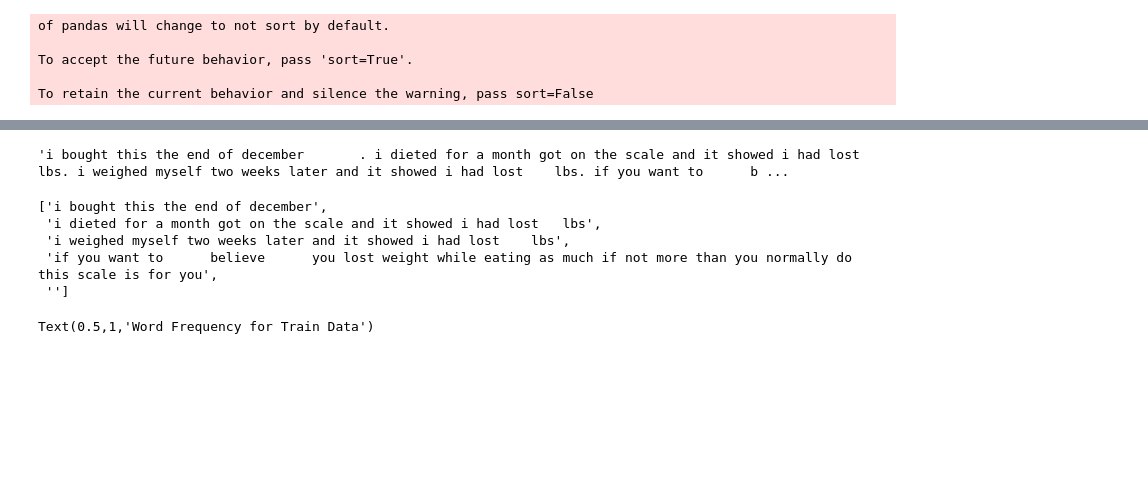
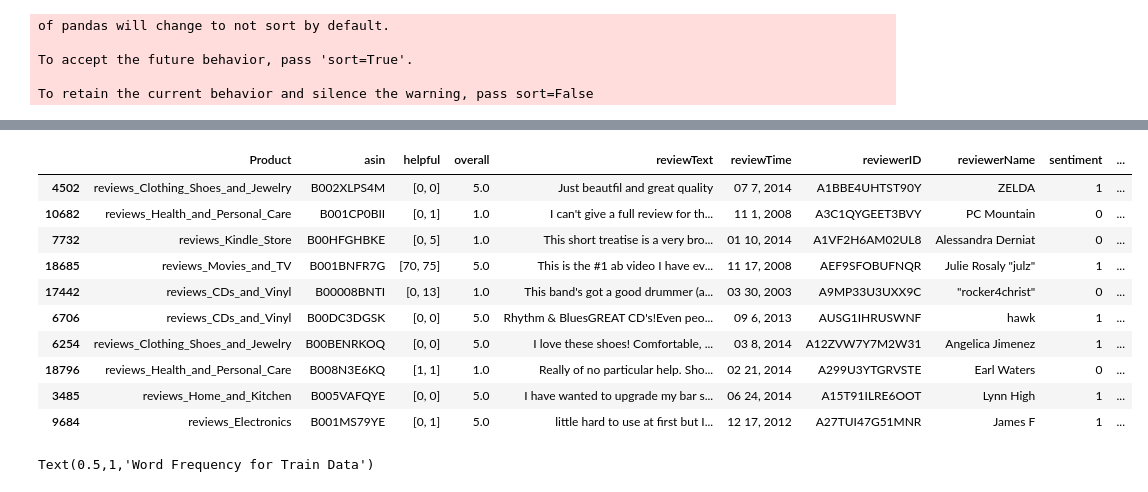
Before and after one commit to lance-miles/w266FinalProject-Amazon, a Jupyter notebook: Notebook/Amazon Reviews - Final Project Notebook.ipynb, the cells around one changed output, grey strips where cells are left out. Drawn from its saved outputs; the diff is of its cells as text; code cells hidden in the pictures; blank space fills up the shorter version.

Commit message:
update text processing, add contraction function

```diff
--- a/Notebook/Amazon Reviews - Final Project Notebook.ipynb
+++ b/Notebook/Amazon Reviews - Final Project Notebook.ipynb
@@ -145,37 +156,35 @@ test_data_word_prep.strip().split()
-# %%
-#prepare reviews to be split by sentences
-#change to lowercase, changes (!?) to (.), removes numbers, allows to be split by periods
-test_data_sent_prep = re.sub("[!?]", ".", test_sentence)
-test_data_sent_prep = re.sub("[^a-zA-Z.]", " ", test_data_sent_prep).lower()
-test_data_sent_prep
-# %% [output]
-'i bought this the end of december       . i dieted for a month got on the scale and it showed i had lost   lbs. i weighed myself two weeks later and it showed i had lost    lbs. if you want to      b ...
-# %%
-#list of sentences after processing
-[sent.strip(" ") for sent in test_data_sent_prep.split('.')]
-# %% [output]
-['i bought this the end of december',
- 'i dieted for a month got on the scale and it showed i had lost   lbs',
- 'i weighed myself two weeks later and it showed i had lost    lbs',
- 'if you want to      believe      you lost weight while eating as much if not more than you normally do this scale is for you',
- '']
 # %%
 play_data = test_data[:10]
 #print(play_data)
 
+def decontracted(phrase):
+    phrase = re.sub(r"won\'t", "will not", phrase)
+    phrase = re.sub(r"can\'t", "can not", phrase)
+    phrase = re.sub(r"n\'t", " not", phrase)
+    phrase = re.sub(r"\'re", " are", phrase)
+    phrase = re.sub(r"\'s", " is", phrase)
+    phrase = re.sub(r"\'d", " would", phrase)
+    phrase = re.sub(r"\'ll", " will", phrase)
+    phrase = re.sub(r"\'t", " not", phrase)
+    phrase = re.sub(r"\'ve", " have", phrase)
+    phrase = re.sub(r"\'m", " am", phrase)
+    return phrase
+
+def prepReview(data):
+    data_prep = str(data['reviewText'])
+    data_prep = re.sub("[!?]", ".", data_prep)
+    data_prep = re.sub("[^a-zA-Z']", " ", data_prep).lower()
+    data_prep = re.sub("[\\s]+", " ", data_prep)
+    data_prep = decontracted(data_prep)
+    return data_prep
+
 #function to process review text and split into words
 def splitWords(data):
-    data_prep = str(data['reviewText'])
-    data_prep = re.sub("[^a-zA-Z]", " ", data_prep).lower()
-    return data_prep.split()
+    return prepReview(data).split()
 
 #function to process review text and split into sentences
 def splitSentences(data):
-    data_prep = str(data['reviewText'])
-    data_prep = re.sub("[!?]", ".", data_prep)
-    data_prep = re.sub("[^a-zA-Z.]", " ", data_prep).lower().split('.')
-    data_prep = [sentence.strip(" ") for sentence in data_prep]
-    return data_prep
+    return prepReview(data)
 
 
 #list of words from review into column
@@ -198,6 +207,20 @@ train_data.insert(loc = 12,column = 'sentences', value = sentences_split)
 
 sentences_split = test_data.apply(splitSentences, axis=1)
 test_data.insert(loc = 12,column = 'sentences', value = sentences_split)
+# %%
+play_data
+# %% [output]
+|  | Product | asin | helpful | overall | reviewText | reviewTime | reviewerID | reviewerName | sentiment | ... |
+| 4502 | reviews_Clothing_Shoes_and_Jewelry | B002XLPS4M | [0, 0] | 5.0 | Just beautfil and great quality | 07 7, 2014 | A1BBE4UHTST90Y | ZELDA | 1 | ... |
+| 10682 | reviews_Health_and_Personal_Care | B001CP0BII | [0, 1] | 1.0 | I can't give a full review for th... | 11 1, 2008 | A3C1QYGEET3BVY | PC Mountain | 0 | ... |
+| 7732 | reviews_Kindle_Store | B00HFGHBKE | [0, 5] | 1.0 | This short treatise is a very bro... | 01 10, 2014 | A1VF2H6AM02UL8 | Alessandra Derniat | 0 | ... |
+| 18685 | reviews_Movies_and_TV | B001BNFR7G | [70, 75] | 5.0 | This is the #1 ab video I have ev... | 11 17, 2008 | AEF9SFOBUFNQR | Julie Rosaly "julz" | 1 | ... |
+| 17442 | reviews_CDs_and_Vinyl | B00008BNTI | [0, 13] | 1.0 | This band's got a good drummer (a... | 03 30, 2003 | A9MP33U3UXX9C | "rocker4christ" | 0 | ... |
+| 6706 | reviews_CDs_and_Vinyl | B00DC3DGSK | [0, 0] | 5.0 | Rhythm & BluesGREAT CD's!Even peo... | 09 6, 2013 | AUSG1IHRUSWNF | hawk | 1 | ... |
+| 6254 | reviews_Clothing_Shoes_and_Jewelry | B00BENRKOQ | [0, 0] | 5.0 | I love these shoes! Comfortable, ... | 03 8, 2014 | A12ZVW7Y7M2W31 | Angelica Jimenez | 1 | ... |
+| 18796 | reviews_Health_and_Personal_Care | B008N3E6KQ | [1, 1] | 1.0 | Really of no particular help. Sho... | 02 21, 2014 | A299U3YTGRVSTE | Earl Waters | 0 | ... |
+| 3485 | reviews_Home_and_Kitchen | B005VAFQYE | [0, 0] | 5.0 | I have wanted to upgrade my bar s... | 06 24, 2014 | A15T91ILRE6OOT | Lynn High | 1 | ... |
+| 9684 | reviews_Electronics | B001MS79YE | [0, 1] | 5.0 | little hard to use at first but I... | 12 17, 2012 | A27TUI47G51MNR | James F | 1 | ... |
 # %%
 wordFreq = defaultdict(int)
 
```
Also changed, not shown: parts of 7 cells of this notebook.
